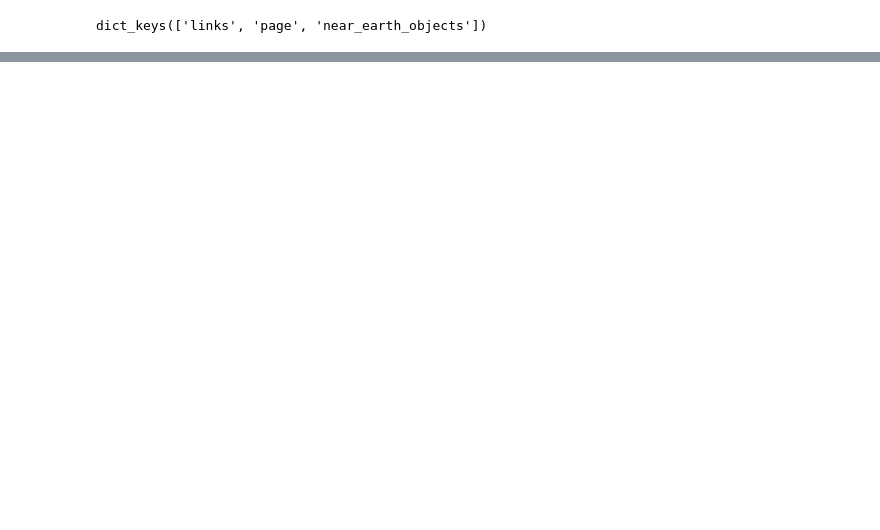
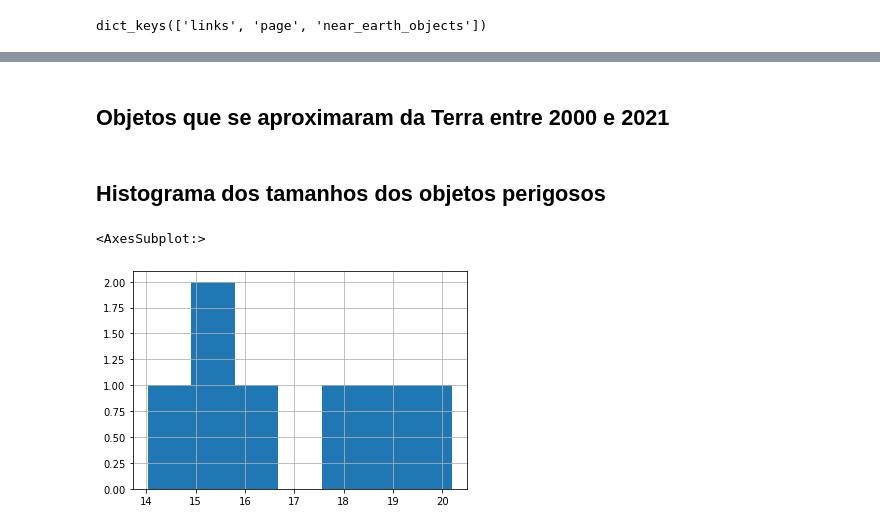
Before and after one commit to gus-phys/AI2-resources, a Jupyter notebook: 03-introducao-a-estatistica/aula1/NeoWs/NeoWs-dangerous-objects.ipynb, the cells around one changed output, grey strips where cells are left out. Saved outputs shown, nothing was run; the diff lists cells and outputs as text; code cells hidden in the pictures; blank space fills up the shorter version.

Commit message:
Add histogram to NeoWs

```diff
--- a/03-introducao-a-estatistica/aula1/NeoWs/NeoWs-dangerous-objects.ipynb
+++ b/03-introducao-a-estatistica/aula1/NeoWs/NeoWs-dangerous-objects.ipynb
@@ -9,11 +15,7 @@ import requests
 # %%
-numero_de_paginas = 1
-data = {}
-for n in range(0, numero_de_paginas):
-    url = f"https://api.nasa.gov/neo/rest/v1/neo/browse?page={n}&api_key=RxmRVoLLKKiUuuKLTytCZD7qBlGayWQ5NeeeRCZ6"
-    response = requests.get(url)
-    data = response.json()
-#    data += json["near_earth_objects"]
+url = "https://api.nasa.gov/neo/rest/v1/neo/browse?page=1&api_key=ro8Gqgfrc7R7dpb7JkZhHamQobkjrC7zXdP9ZML8"
+response = requests.get(url)
+data = response.json()
 # %%
 data.keys()
 # %% [output]
@@ -123,0 +29,9 @@ def min_distance(ast_id):
+# %%
+int_cols = ['id',
+           'name',
+           'absolute_magnitude_h',
+           'is_potentially_hazardous_asteroid']
+# %%
+simp_df = pd.json_normalize(data['near_earth_objects'])
+simp_df = simp_df.loc[:,int_cols]
+simp_df
@@ -123,0 +128,4 @@ def min_distance(ast_id):
+# %%
+#df.loc[df['column_name'] == some_value]
+dang_obj = simp_df.loc[simp_df['is_potentially_hazardous_asteroid']==True]
+dang_obj
@@ -123,0 +196,9 @@ def min_distance(ast_id):
+# %% [markdown]
+## Objetos que se aproximaram da Terra entre 2000 e 2021
+# %% [markdown]
+## Histograma dos tamanhos dos objetos perigosos
+# %%
+dang_obj['absolute_magnitude_h'].hist(bins=7)
+# %% [output]
+<AxesSubplot:>
+[figure, added]
```
Also changed, not shown: parts of 42 cells of this notebook.
